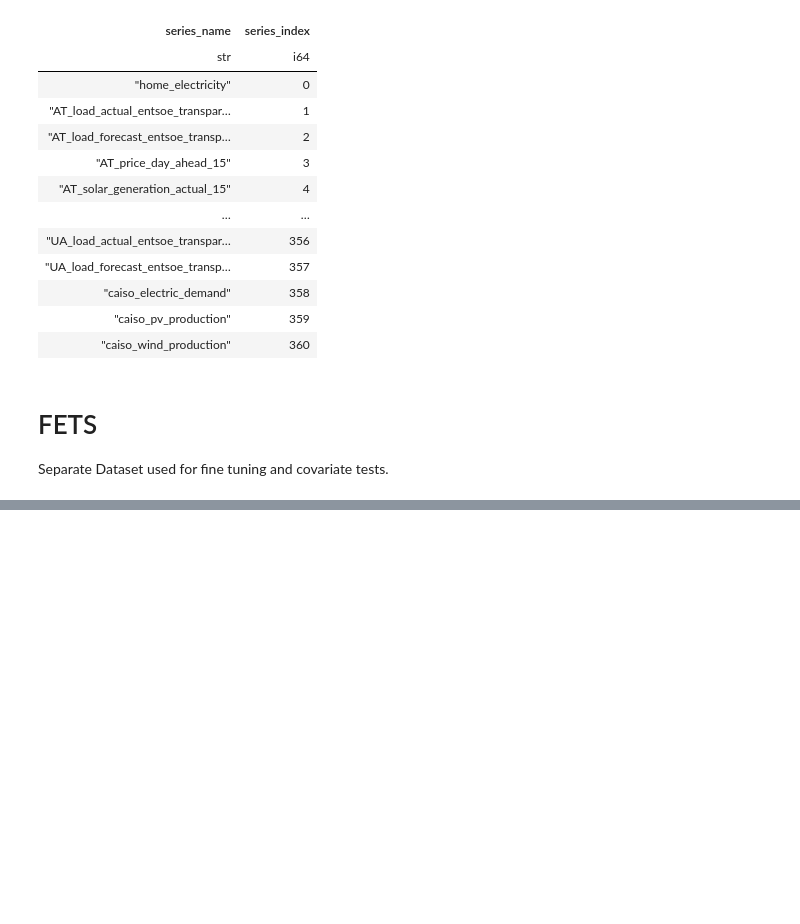
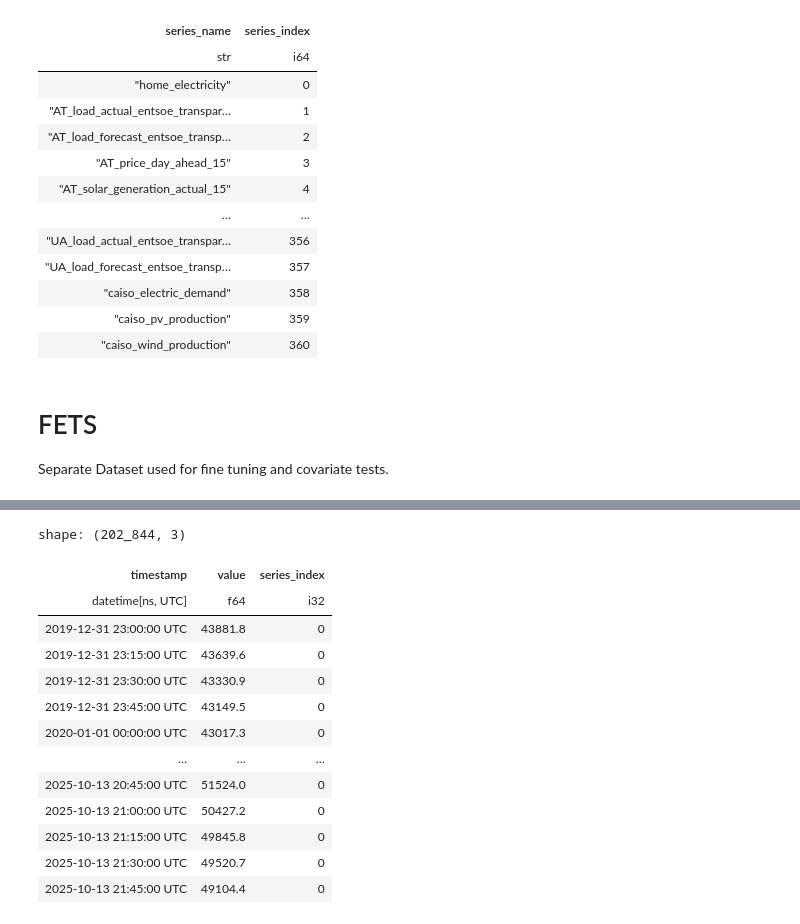
Before and after one commit to Richi0D/tirex_loss, a Jupyter notebook: notebooks/data_download.ipynb, the cells around one changed output, grey strips where cells are left out. Cells and saved outputs as stored; diff of their text form; code cells hidden in the pictures; blank space fills up the shorter version.

Commit message:
fine_tuned original behavior

```diff
--- a/notebooks/data_download.ipynb
+++ b/notebooks/data_download.ipynb
@@ -426,0 +444,25 @@ shape: (202_844, 23)
+# %%
+# just select load data to fine tune on it
+variable = "Load"
+df_fets = df_fets_load.select(
+    ["timestamp", variable]).rename(
+        {variable: "value"}).with_columns(
+            pl.lit(0).alias("series_index"))
+
+df_fets.write_csv(main_data_folder / "data_fets.csv")
+df_fets
+# %% [output]
+shape: (202_844, 3)
+| timestamp | value | series_index |
+| datetime[ns, UTC] | f64 | i32 |
+| 2019-12-31 23:00:00 UTC | 43881.8 | 0 |
+| 2019-12-31 23:15:00 UTC | 43639.6 | 0 |
+| 2019-12-31 23:30:00 UTC | 43330.9 | 0 |
+| 2019-12-31 23:45:00 UTC | 43149.5 | 0 |
+| 2020-01-01 00:00:00 UTC | 43017.3 | 0 |
+| … | … | … |
+| 2025-10-13 20:45:00 UTC | 51524.0 | 0 |
+| 2025-10-13 21:00:00 UTC | 50427.2 | 0 |
+| 2025-10-13 21:15:00 UTC | 49845.8 | 0 |
+| 2025-10-13 21:30:00 UTC | 49520.7 | 0 |
+| 2025-10-13 21:45:00 UTC | 49104.4 | 0 |
```
Also changed, not shown: parts of 4 cells of this notebook, 10 other files.
